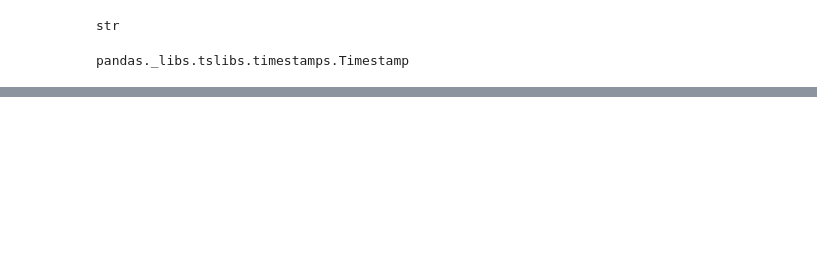
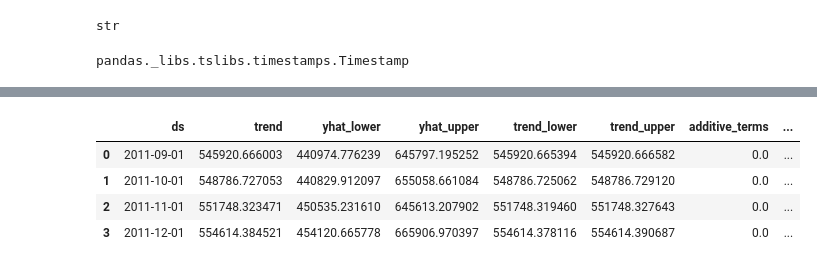
Before and after one commit to nonameforpirate/businessAnalysis, a Jupyter notebook: BusinessAnalysis.ipynb, the cells around one changed output, grey strips where cells are left out. Saved outputs shown, nothing was run; the diff lists cells and outputs as text; code cells hidden in the pictures; blank space fills up the shorter version.

```diff
--- a/BusinessAnalysis.ipynb
+++ b/BusinessAnalysis.ipynb
@@ -822,0 +831,12 @@ KeyError: 'metric_file'
+# %%
+predict = model.predict(uk_for_test)
+# %%
+predict_result = predict.iloc[:4,:]
+# %%
+predict_result
+# %% [output]
+|  | ds | trend | yhat_lower | yhat_upper | trend_lower | trend_upper | additive_terms | ... |
+| 0 | 2011-09-01 | 545920.666003 | 440974.776239 | 645797.195252 | 545920.665394 | 545920.666582 | 0.0 | ... |
+| 1 | 2011-10-01 | 548786.727053 | 440829.912097 | 655058.661084 | 548786.725062 | 548786.729120 | 0.0 | ... |
+| 2 | 2011-11-01 | 551748.323471 | 450535.231610 | 645613.207902 | 551748.319460 | 551748.327643 | 0.0 | ... |
+| 3 | 2011-12-01 | 554614.384521 | 454120.665778 | 665906.970397 | 554614.378116 | 554614.390687 | 0.0 | ... |
```
Also changed, not shown: parts of 32 cells of this notebook.
